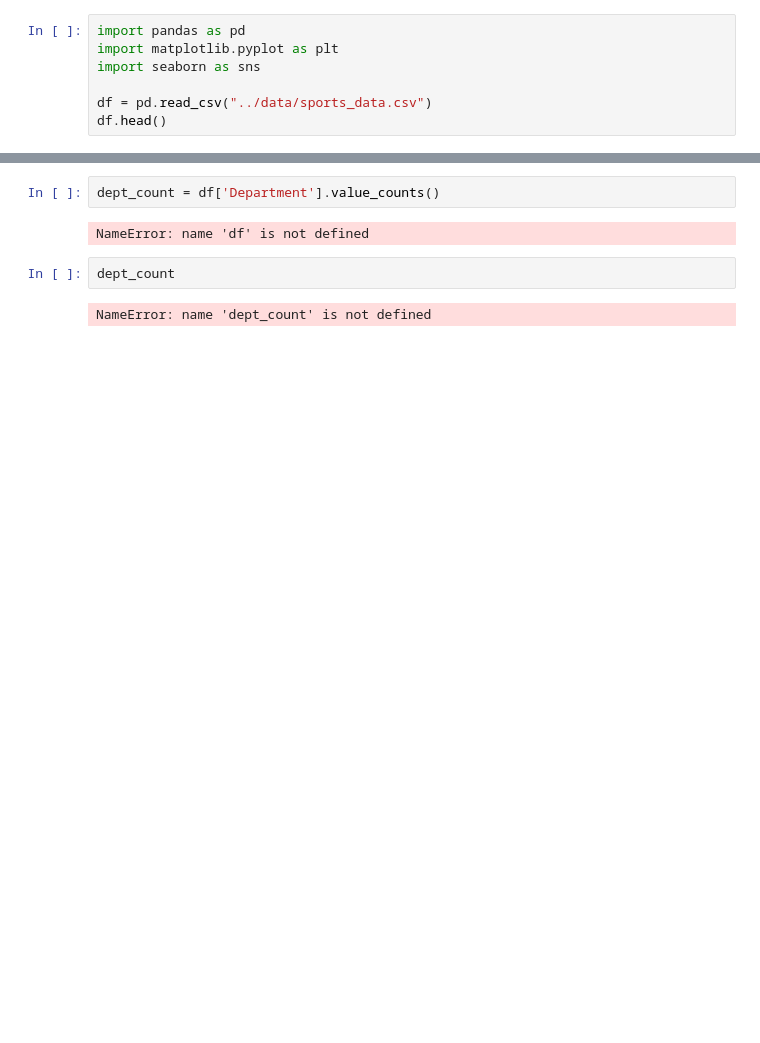
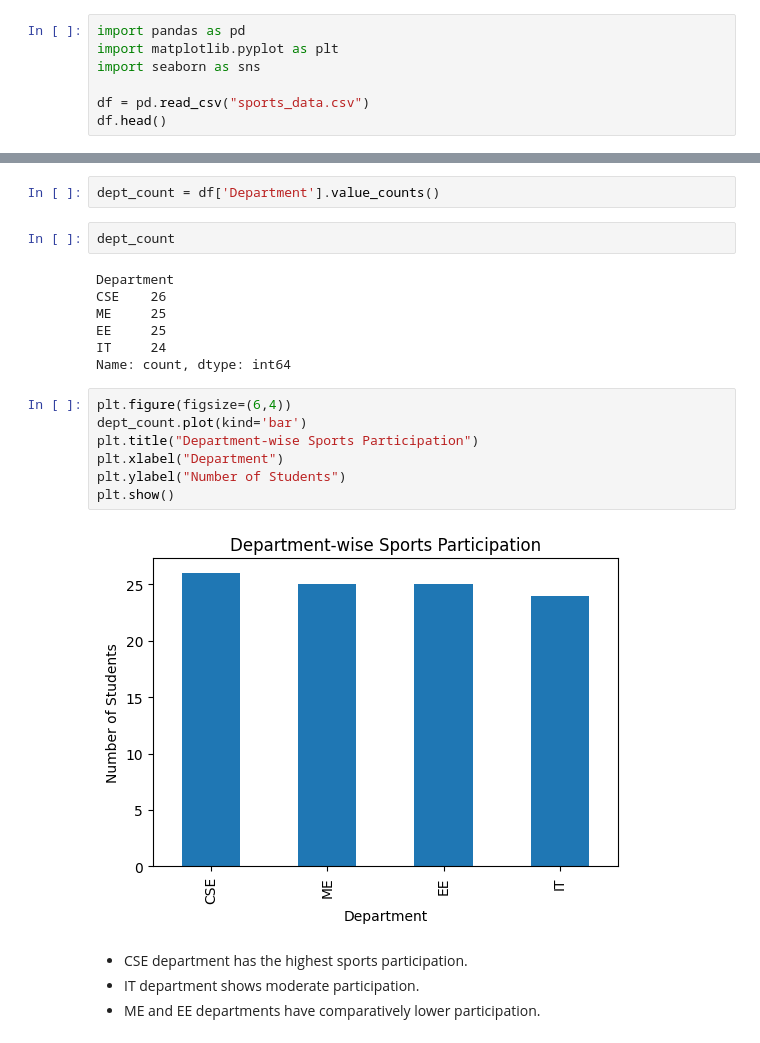
Before and after one commit to sanjeetworld/College-Sports-Participation-EDA, a Jupyter notebook: sports_eda.ipynb, the cells around one changed output, grey strips where cells are left out. Cells and saved outputs as stored; diff of their text form; blank space fills up the shorter version.

```diff
--- a/sports_eda.ipynb
+++ b/sports_eda.ipynb
@@ -3,6 +3,6 @@ import pandas as pd
 import matplotlib.pyplot as plt
 import seaborn as sns
 
-df = pd.read_csv("../data/sports_data.csv")
+df = pd.read_csv("sports_data.csv")
 df.head()
 # %% [output]
@@ -10,8 +15,24 @@ FileNotFoundError: [Errno 2] No such file or directory: '../data/sports_data.csv
 # %%
 dept_count = df['Department'].value_counts()
-# %% [output]
-NameError: name 'df' is not defined
 # %%
 dept_count
 # %% [output]
-NameError: name 'dept_count' is not defined
+Department
+CSE    26
+ME     25
+EE     25
+IT     24
+Name: count, dtype: int64
+# %%
+plt.figure(figsize=(6,4))
+dept_count.plot(kind='bar')
+plt.title("Department-wise Sports Participation")
+plt.xlabel("Department")
+plt.ylabel("Number of Students")
+plt.show()
+# %% [output]
+[figure, added]
+# %% [markdown]
+- CSE department has the highest sports participation.
+- IT department shows moderate participation.
+- ME and EE departments have comparatively lower participation.
```
Also changed, not shown: parts of 9 cells of this notebook.
